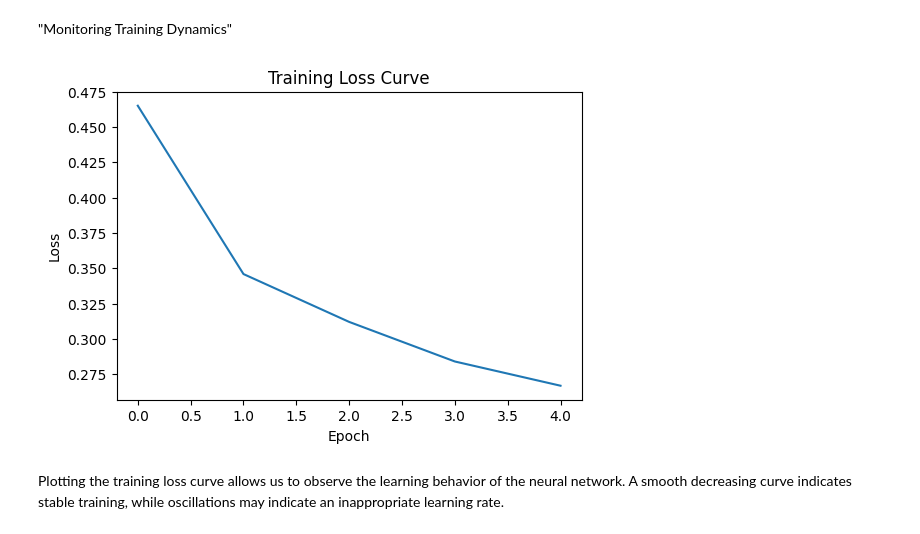
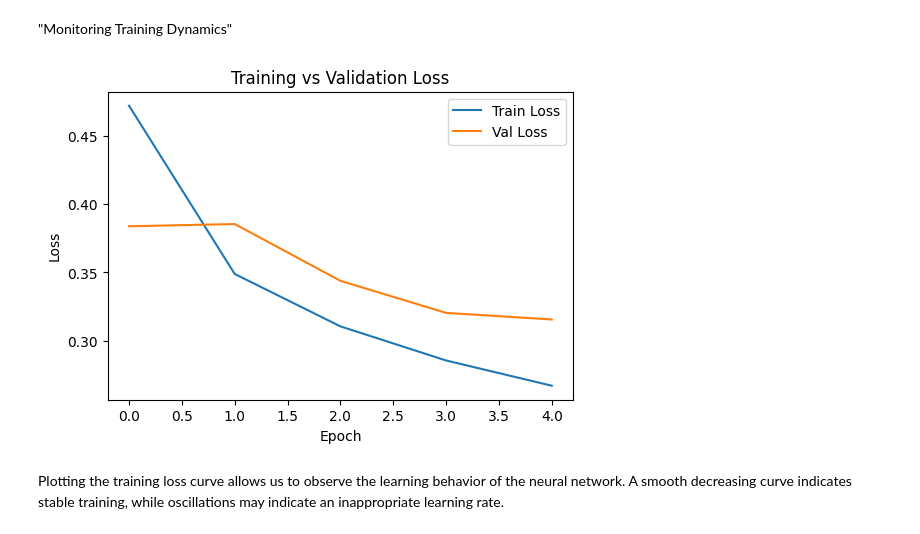
Before and after one commit to Ahmed-Tarek1/DL-AI46-SV, a Jupyter notebook: Lab2/Lab2.ipynb, the cells around one changed output. Drawn from its saved outputs; the diff is of its cells as text; code cells hidden in the pictures.

Commit message:
fix: add validation split, fix experiment 3 epoch count, correct dropout results

```diff
--- a/Lab2/Lab2.ipynb
+++ b/Lab2/Lab2.ipynb
@@ -187,27 +193,32 @@ print("Model re-initialized for full training.")
 Model re-initialized for full training.
 # %%
 train_losses = []
-
+val_losses = []
 EPOCHS = 5
 
 for epoch in range(EPOCHS):
 
+    # --- Training ---
+    model.train()
     total_loss = 0
-    model.train()
     for images, labels in train_loader:
-
         optimizer.zero_grad()
-
         outputs = model(images)
         loss = criterion(outputs, labels)
-
         loss.backward()
         optimizer.step()
+        total_loss += loss.item()
+    avg_train = total_loss / len(train_loader)
+    train_losses.append(avg_train)
 
-        total_loss += loss.item()
+    # --- Validation ---
+    model.eval()
+    val_loss = 0
+    with torch.no_grad():
+        for images, labels in val_loader:
+            val_loss += criterion(model(images), labels).item()
+    avg_val = val_loss / len(val_loader)
+    val_losses.append(avg_val)
 
-    avg_loss = total_loss / len(train_loader)
-    train_losses.append(avg_loss)
-
-    print(f"Epoch {epoch+1} Loss: {avg_loss:.4f}")
+    print(f"Epoch {epoch+1} | Train Loss: {avg_train:.4f} | Val Loss: {avg_val:.4f}")
 # %% [output]
@@ -220,15 +231,15 @@ Epoch 5 Loss: 0.2668
 "Monitoring Training Dynamics"
 # %%
 plt.figure(figsize=(6,4))
-plt.plot(train_losses)
-
-plt.title("Training Loss Curve")
+plt.plot(train_losses, label="Train Loss")
+plt.plot(val_losses,   label="Val Loss")
+plt.title("Training vs Validation Loss")
 plt.xlabel("Epoch")
 plt.ylabel("Loss")
-
+plt.legend()
 plt.show()
 # %% [output]
-[figure, old version]
+[figure, new version]
 # %% [markdown]
 Plotting the training loss curve allows us to observe the learning behavior of the neural network. A smooth decreasing curve indicates stable training, while oscillations may indicate an inappropriate learning rate.
 # %% [markdown]
```
Also changed, not shown: parts of 12 cells of this notebook.
